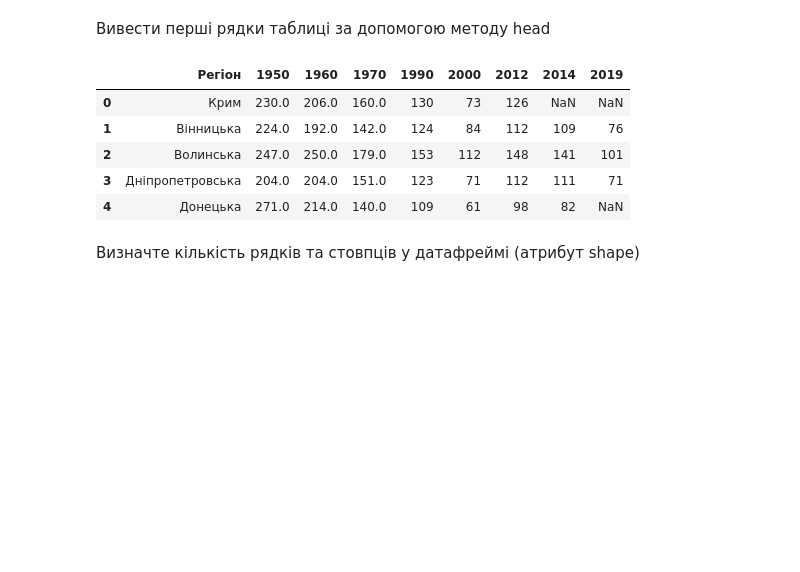
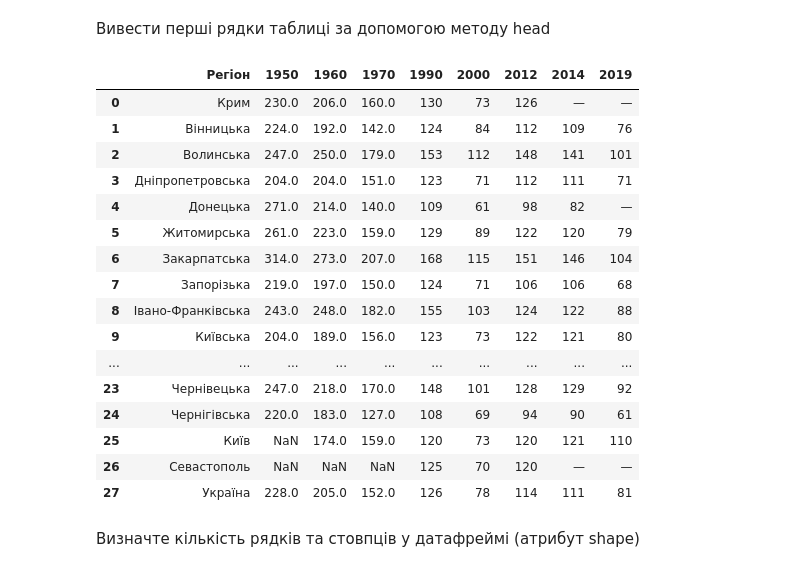
Before and after one commit to ZatokaV/DS_W_2, a Jupyter notebook: Hw2_1.ipynb, the cells around one changed output. Drawn from its saved outputs; the diff is of its cells as text; code cells hidden in the pictures; blank space fills up the shorter version.

```diff
--- a/Hw2_1.ipynb
+++ b/Hw2_1.ipynb
@@ -9,14 +9,25 @@ my_table = tables[12]
 # %% [markdown]
 Вивести перші рядки таблиці за допомогою методу head
 # %%
-my_table.head()
+my_table.head(40)
 # %% [output]
 |  | Регіон | 1950 | 1960 | 1970 | 1990 | 2000 | 2012 | 2014 | 2019 |
-| 0 | Крим | 230.0 | 206.0 | 160.0 | 130 | 73 | 126 | NaN | NaN |
+| 0 | Крим | 230.0 | 206.0 | 160.0 | 130 | 73 | 126 | — | — |
 | 1 | Вінницька | 224.0 | 192.0 | 142.0 | 124 | 84 | 112 | 109 | 76 |
 | 2 | Волинська | 247.0 | 250.0 | 179.0 | 153 | 112 | 148 | 141 | 101 |
 | 3 | Дніпропетровська | 204.0 | 204.0 | 151.0 | 123 | 71 | 112 | 111 | 71 |
-| 4 | Донецька | 271.0 | 214.0 | 140.0 | 109 | 61 | 98 | 82 | NaN |
+| 4 | Донецька | 271.0 | 214.0 | 140.0 | 109 | 61 | 98 | 82 | — |
+| 5 | Житомирська | 261.0 | 223.0 | 159.0 | 129 | 89 | 122 | 120 | 79 |
+| 6 | Закарпатська | 314.0 | 273.0 | 207.0 | 168 | 115 | 151 | 146 | 104 |
+| 7 | Запорізька | 219.0 | 197.0 | 150.0 | 124 | 71 | 106 | 106 | 68 |
+| 8 | Івано-Франківська | 243.0 | 248.0 | 182.0 | 155 | 103 | 124 | 122 | 88 |
+| 9 | Київська | 204.0 | 189.0 | 156.0 | 123 | 73 | 122 | 121 | 80 |
+| ... | ... | ... | ... | ... | ... | ... | ... | ... | ... |
+| 23 | Чернівецька | 247.0 | 218.0 | 170.0 | 148 | 101 | 128 | 129 | 92 |
+| 24 | Чернігівська | 220.0 | 183.0 | 127.0 | 108 | 69 | 94 | 90 | 61 |
+| 25 | Київ | NaN | 174.0 | 159.0 | 120 | 73 | 120 | 121 | 110 |
+| 26 | Севастополь | NaN | NaN | NaN | 125 | 70 | 120 | — | — |
+| 27 | Україна | 228.0 | 205.0 | 152.0 | 126 | 78 | 114 | 111 | 81 |
 # %% [markdown]
 Визначте кількість рядків та стовпців у датафреймі (атрибут shape)
 # %%
```
Also changed, not shown: parts of 2 cells of this notebook.
